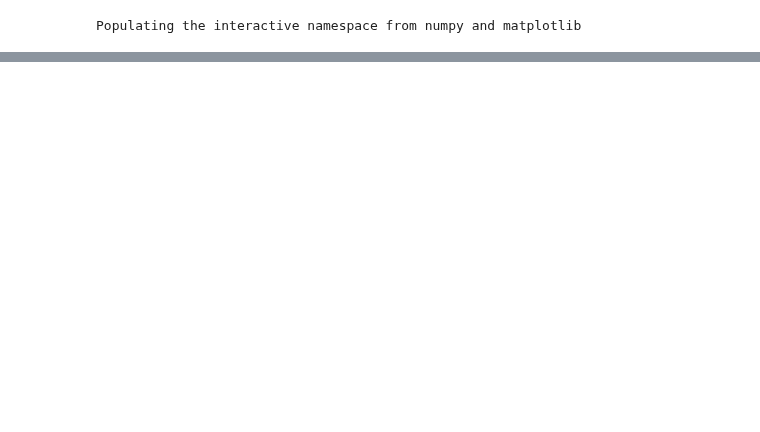
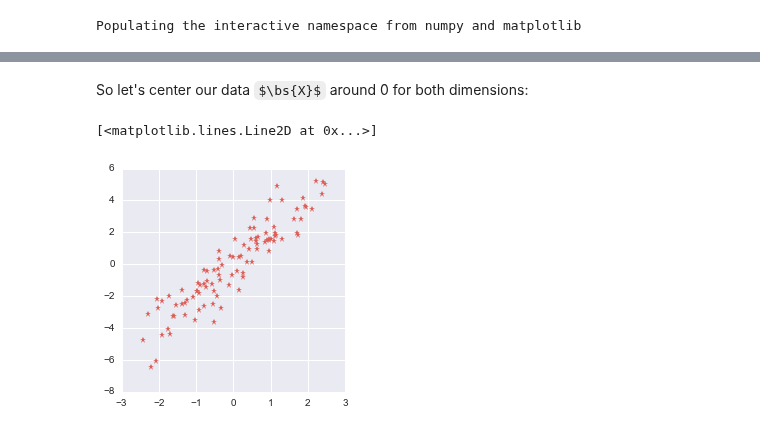
Before and after one commit to hadrienj/deepLearningBook-Notes, a Jupyter notebook: 2.12 Example - Principal Components Analysis/2.12 Example - Principal Components Analysis.ipynb, the cells around one changed output, grey strips where cells are left out. Saved outputs shown, nothing was run; the diff lists cells and outputs as text; code cells hidden in the pictures; some formulas as TeX source; blank space fills up the shorter version.

```diff
--- a/2.12 Example - Principal Components Analysis/2.12 Example - Principal Components Analysis.ipynb
+++ b/2.12 Example - Principal Components Analysis/2.12 Example - Principal Components Analysis.ipynb
@@ -109,0 +501,8 @@ $$
+# %% [markdown]
+So let's center our data $\bs{X}$ around 0 for both dimensions:
+# %%
+X_centered = centerData(X)
+plt.plot(X_centered[:,0], X_centered[:,1], '*')
+# %% [output]
+[<matplotlib.lines.Line2D at 0x...>]
+[figure, added]
```
Also changed, not shown: parts of 51 cells of this notebook, 18 other files.
